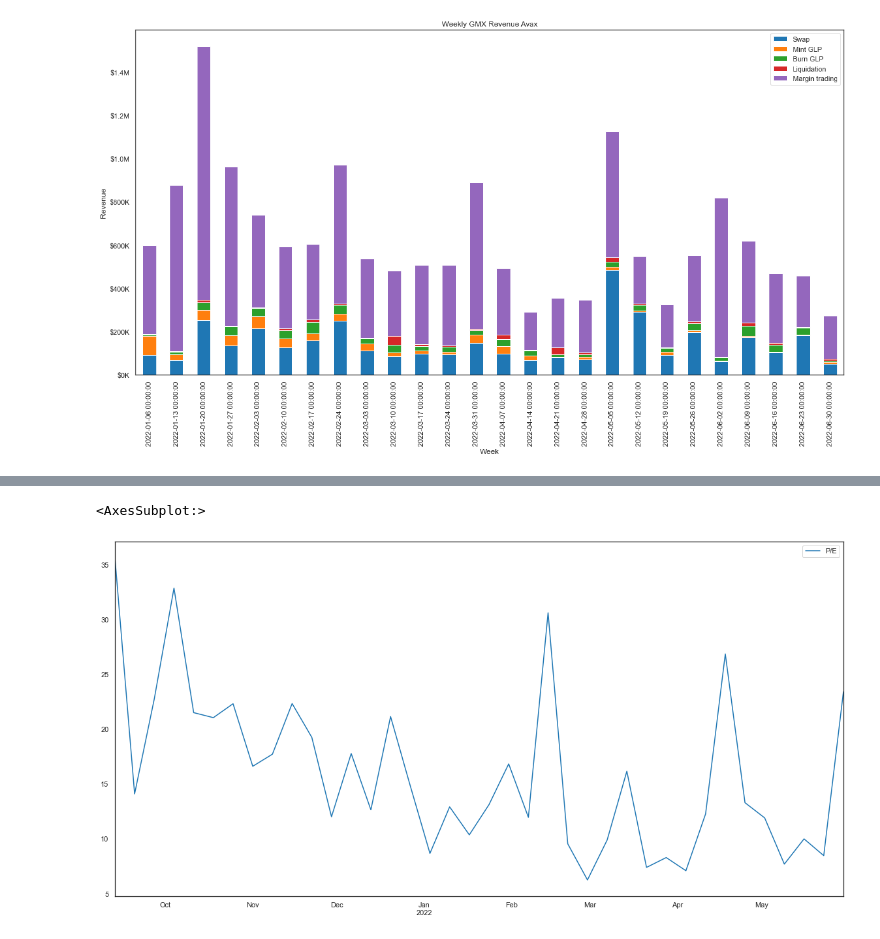
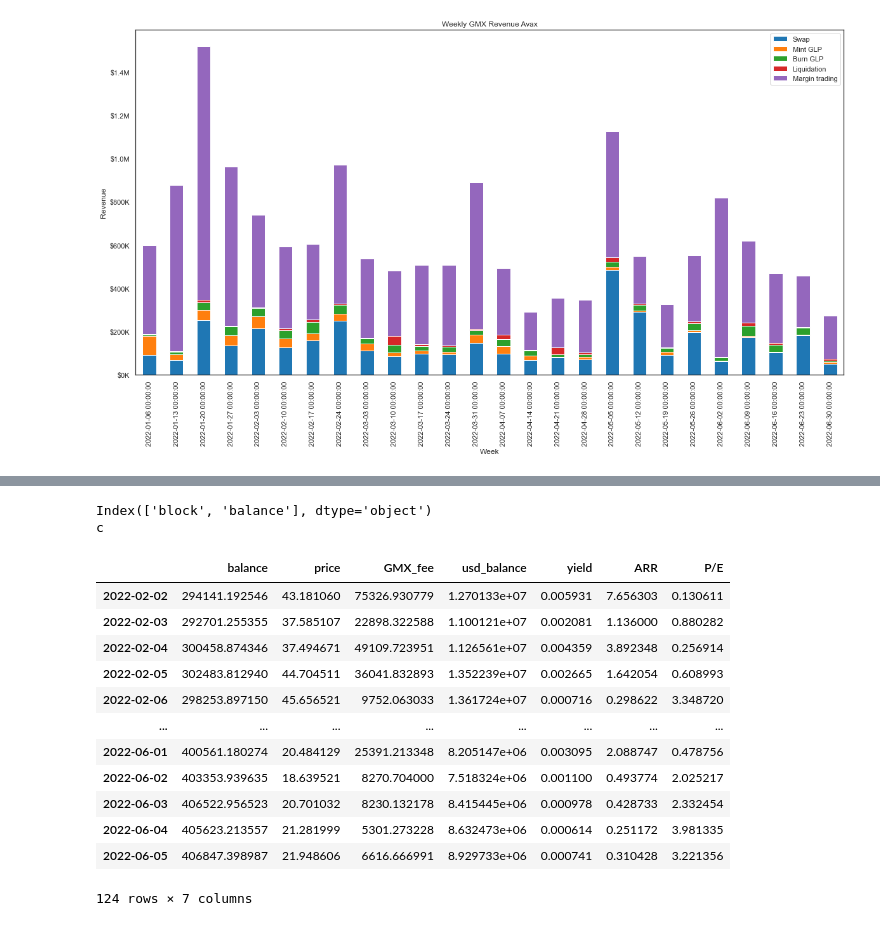
Before and after one commit to chainbound/profit-sharing-protocols-research, a Jupyter notebook: gmx.ipynb, the cells around one changed output, grey strips where cells are left out. Drawn from its saved outputs; the diff is of its cells as text; code cells hidden in the pictures.

```diff
--- a/gmx.ipynb
+++ b/gmx.ipynb
@@ -51,29 +116,52 @@ weekly_chain_rev('Avax', gmx_avax)
 # %%
+### I THINK THIS IS WRONG////
+
 gmx_price_raw.index = pd.to_datetime(gmx_price_raw['Date'])
 gmx_price_raw.index = gmx_price_raw.index.tz_localize(None)
 gmx_price = gmx_price_raw.drop(['Date'], axis=1)
 
-def gmx_yield(gmx_data, chain_staked_table):
+def gmx_yield(gmx_data, chain_staked_table, chain):
+
     gmx_total_fee = pd.DataFrame(gmx_data.set_index('Date').drop(['Cumulative'], axis=1).sum(axis=1)*0.3)
     gmx_total_fee.columns = ['GMX_fee']
 
-    chain_staked_table['time'] = pd.to_datetime(gmx_arb_staked['time'], unit='s')
+    chain_staked_table['time'] = pd.to_datetime(chain_staked_table['time'], unit='s')
     chain_staked_table = chain_staked_table.sort_values(by=['time']).set_index('time').resample('1D').mean().dropna()
 
     master_df = pd.merge(gmx_price, gmx_total_fee, left_index=True, right_index=True)
     master_df = pd.merge(chain_staked_table[['balance']], master_df, left_index=True, right_index=True)
 
     master_df['usd_balance'] = master_df.balance*master_df.price
     master_df['yield'] = master_df.GMX_fee/master_df.usd_balance
     master_df['ARR'] = (((1 + master_df['yield'])**365)-1)
-    master_df['P/E'] = master_df.usd_balance/(master_df.usd_balance*master_df.ARR)
+    master_df['P/E'] = master_df.price/(master_df.price*master_df.ARR)
 
-    pe_table_week = master_df[['P/E']].resample('7D').mean()
+    if chain == 'avax':
 
-    return pe_table_week
+        master_df = master_df[(master_df.index > '2022-02-01')]
+
+    pe_table_week = master_df[['P/E']]
+    yield_table_week = master_df[['ARR']]
 
 
-gmx_yield(gmx_arb, gmx_arb_staked).plot()
+    return pe_table_week, yield_table_week, master_df
+
+
+# gmx_yield(gmx_arb, gmx_arb_staked)[1]
+gmx_yield(gmx_avax, gmx_avax_staked, 'avax')[2]
 # %% [output]
-<AxesSubplot:>
+Index(['block', 'balance'], dtype='object')
+c
-[figure, removed]
+|  | balance | price | GMX_fee | usd_balance | yield | ARR | P/E |
+| 2022-02-02 | 294141.192546 | 43.181060 | 75326.930779 | 1.270133e+07 | 0.005931 | 7.656303 | 0.130611 |
+| 2022-02-03 | 292701.255355 | 37.585107 | 22898.322588 | 1.100121e+07 | 0.002081 | 1.136000 | 0.880282 |
+| 2022-02-04 | 300458.874346 | 37.494671 | 49109.723951 | 1.126561e+07 | 0.004359 | 3.892348 | 0.256914 |
+| 2022-02-05 | 302483.812940 | 44.704511 | 36041.832893 | 1.352239e+07 | 0.002665 | 1.642054 | 0.608993 |
+| 2022-02-06 | 298253.897150 | 45.656521 | 9752.063033 | 1.361724e+07 | 0.000716 | 0.298622 | 3.348720 |
+| ... | ... | ... | ... | ... | ... | ... | ... |
+| 2022-06-01 | 400561.180274 | 20.484129 | 25391.213348 | 8.205147e+06 | 0.003095 | 2.088747 | 0.478756 |
+| 2022-06-02 | 403353.939635 | 18.639521 | 8270.704000 | 7.518324e+06 | 0.001100 | 0.493774 | 2.025217 |
+| 2022-06-03 | 406522.956523 | 20.701032 | 8230.132178 | 8.415445e+06 | 0.000978 | 0.428733 | 2.332454 |
+| 2022-06-04 | 405623.213557 | 21.281999 | 5301.273228 | 8.632473e+06 | 0.000614 | 0.251172 | 3.981335 |
+| 2022-06-05 | 406847.398987 | 21.948606 | 6616.666991 | 8.929733e+06 | 0.000741 | 0.310428 | 3.221356 |
+124 rows × 7 columns
```
Also changed, not shown: parts of 5 cells of this notebook, 1 other file.
